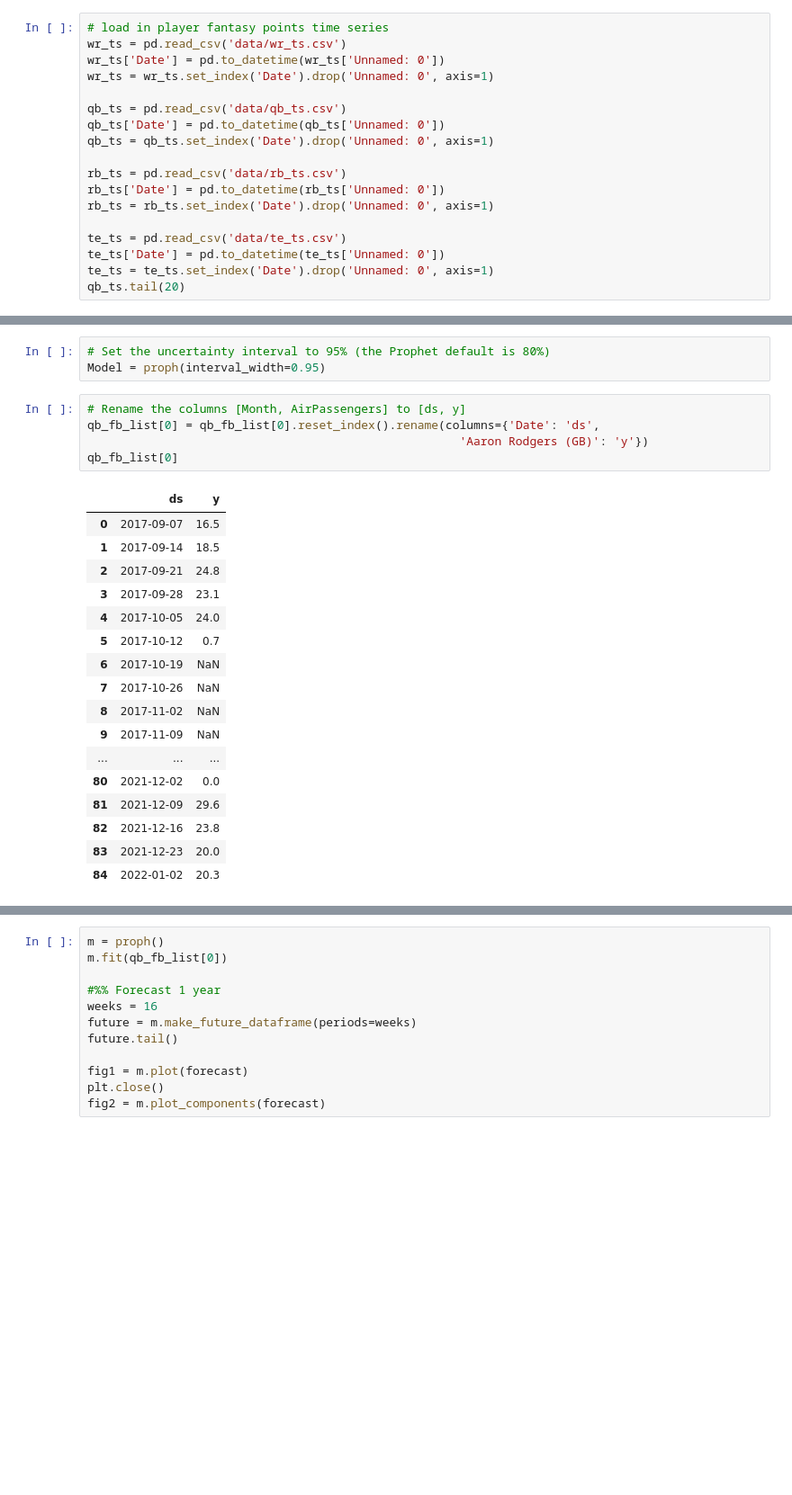
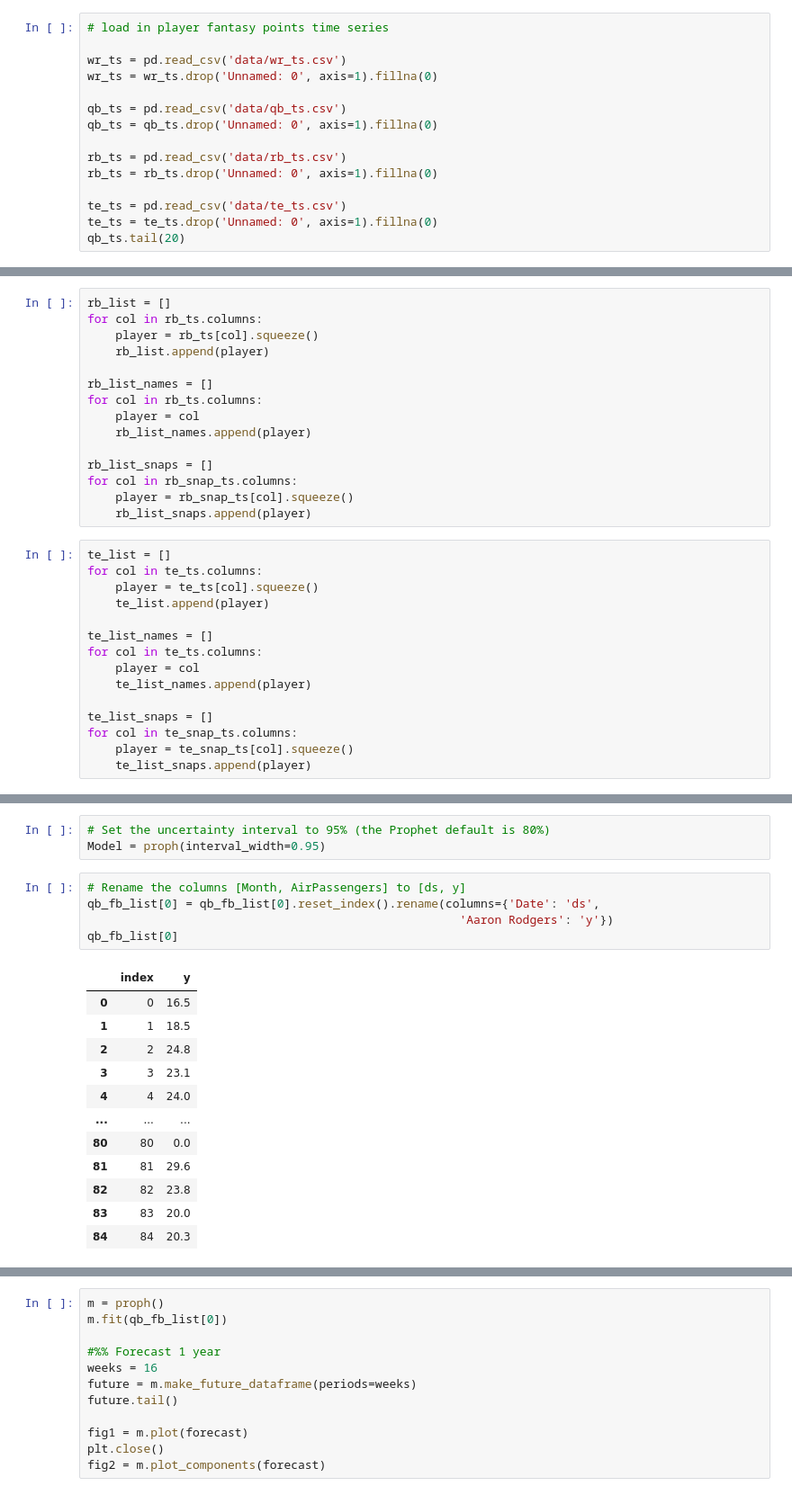
Before and after one commit to meljoy1099/fantasy-football-draft-analysis, a Jupyter notebook: notebook.ipynb, the cells around one changed output, grey strips where cells are left out. Shown at 90% size. Cells and saved outputs as stored; diff of their text form; blank space fills up the shorter version.

```diff
--- a/notebook.ipynb
+++ b/notebook.ipynb
@@ -54,20 +54,17 @@ player_df.head()
 5 rows × 49 columns
 # %%
 # load in player fantasy points time series
+
 wr_ts = pd.read_csv('data/wr_ts.csv')
-wr_ts['Date'] = pd.to_datetime(wr_ts['Unnamed: 0'])
-wr_ts = wr_ts.set_index('Date').drop('Unnamed: 0', axis=1)
+wr_ts = wr_ts.drop('Unnamed: 0', axis=1).fillna(0)
 
 qb_ts = pd.read_csv('data/qb_ts.csv')
-qb_ts['Date'] = pd.to_datetime(qb_ts['Unnamed: 0'])
-qb_ts = qb_ts.set_index('Date').drop('Unnamed: 0', axis=1)
+qb_ts = qb_ts.drop('Unnamed: 0', axis=1).fillna(0)
 
 rb_ts = pd.read_csv('data/rb_ts.csv')
-rb_ts['Date'] = pd.to_datetime(rb_ts['Unnamed: 0'])
-rb_ts = rb_ts.set_index('Date').drop('Unnamed: 0', axis=1)
+rb_ts = rb_ts.drop('Unnamed: 0', axis=1).fillna(0)
 
 te_ts = pd.read_csv('data/te_ts.csv')
-te_ts['Date'] = pd.to_datetime(te_ts['Unnamed: 0'])
-te_ts = te_ts.set_index('Date').drop('Unnamed: 0', axis=1)
+te_ts = te_ts.drop('Unnamed: 0', axis=1).fillna(0)
 qb_ts.tail(20)
 # %% [output]
@@ -143 +166,31 @@ qb_snap_ts
+# %%
+rb_list = []
+for col in rb_ts.columns:
+    player = rb_ts[col].squeeze()
+    rb_list.append(player)
+
+rb_list_names = []
+for col in rb_ts.columns:
+    player = col
+    rb_list_names.append(player)
+
+rb_list_snaps = []
+for col in rb_snap_ts.columns:
+    player = rb_snap_ts[col].squeeze()
+    rb_list_snaps.append(player)
+# %%
+te_list = []
+for col in te_ts.columns:
+    player = te_ts[col].squeeze()
+    te_list.append(player)
+
+te_list_names = []
+for col in te_ts.columns:
+    player = col
+    te_list_names.append(player)
+
+te_list_snaps = []
+for col in te_snap_ts.columns:
+    player = te_snap_ts[col].squeeze()
+    te_list_snaps.append(player)
 # %% [markdown]
@@ -708,23 +1273,18 @@ Model = proph(interval_width=0.95)
 # %%
 # Rename the columns [Month, AirPassengers] to [ds, y]
 qb_fb_list[0] = qb_fb_list[0].reset_index().rename(columns={'Date': 'ds',
-                                                     'Aaron Rodgers (GB)': 'y'})
+                                                     'Aaron Rodgers': 'y'})
 qb_fb_list[0]
 # %% [output]
-|  | ds | y |
-| 0 | 2017-09-07 | 16.5 |
-| 1 | 2017-09-14 | 18.5 |
-| 2 | 2017-09-21 | 24.8 |
-| 3 | 2017-09-28 | 23.1 |
-| 4 | 2017-10-05 | 24.0 |
-| 5 | 2017-10-12 | 0.7 |
-| 6 | 2017-10-19 | NaN |
-| 7 | 2017-10-26 | NaN |
-| 8 | 2017-11-02 | NaN |
-| 9 | 2017-11-09 | NaN |
+|  | index | y |
+| 0 | 0 | 16.5 |
+| 1 | 1 | 18.5 |
+| 2 | 2 | 24.8 |
+| 3 | 3 | 23.1 |
+| 4 | 4 | 24.0 |
 | ... | ... | ... |
-| 80 | 2021-12-02 | 0.0 |
-| 81 | 2021-12-09 | 29.6 |
-| 82 | 2021-12-16 | 23.8 |
-| 83 | 2021-12-23 | 20.0 |
-| 84 | 2022-01-02 | 20.3 |
+| 80 | 80 | 0.0 |
+| 81 | 81 | 29.6 |
+| 82 | 82 | 23.8 |
+| 83 | 83 | 20.0 |
+| 84 | 84 | 20.3 |
```
Also changed, not shown: parts of 111 cells of this notebook, 52 other files.
